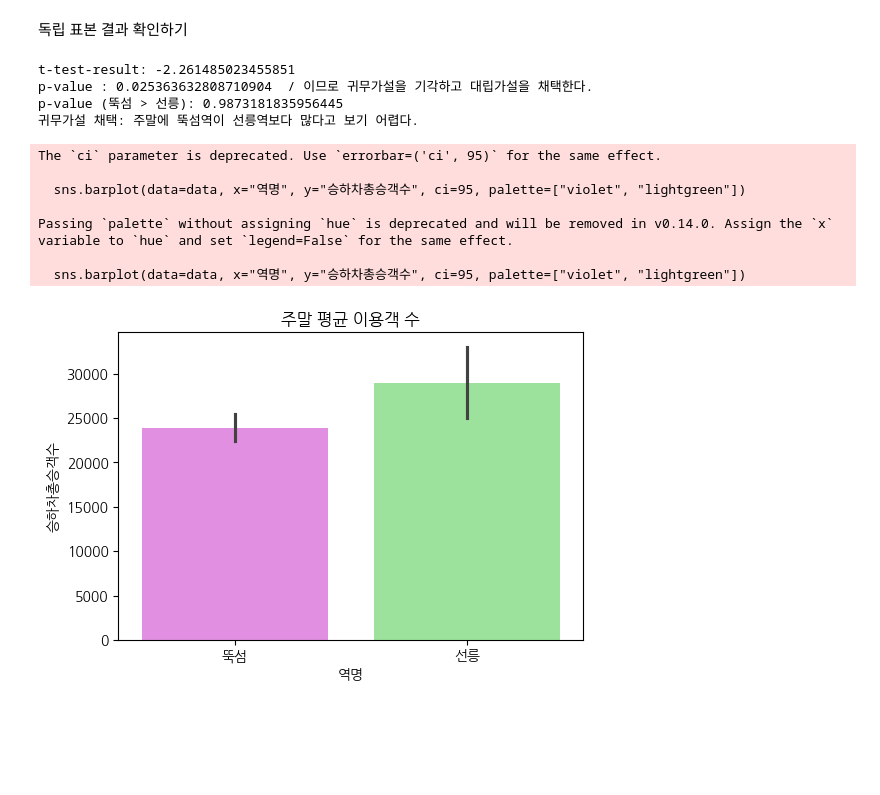
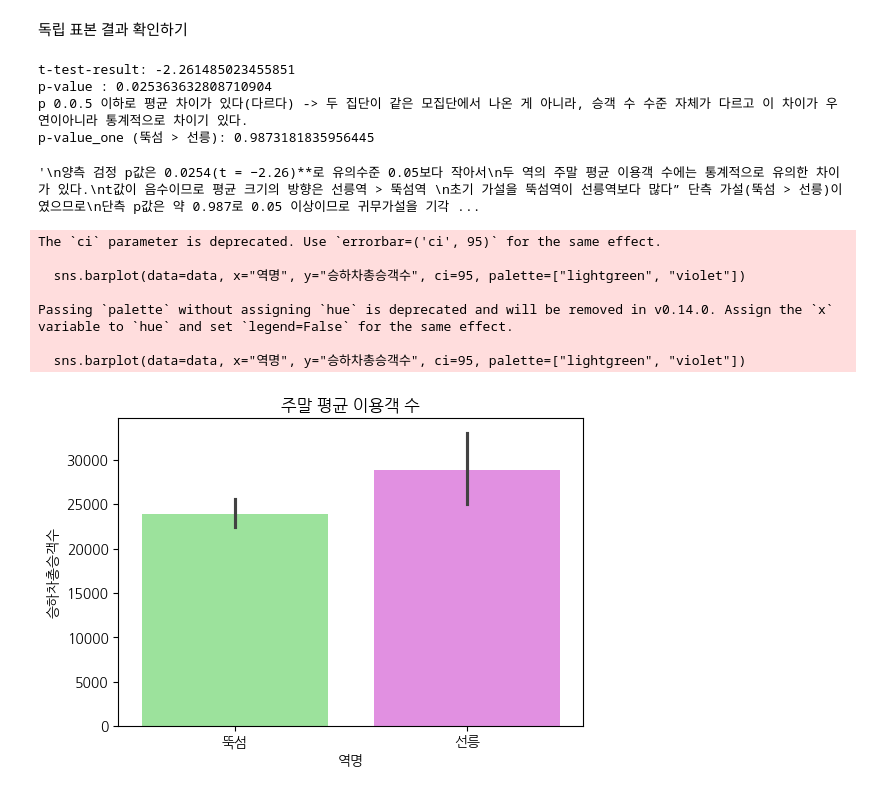
Before and after one commit to chw1230/AI_X-BASIC, a Jupyter notebook: 통계분석활용과제(주말_선릉역_뚝섬역_비교).ipynb, the cells around one changed output. Cells and saved outputs as stored; diff of their text form; code cells hidden in the pictures; blank space fills up the shorter version.

```diff
--- a/통계분석활용과제(주말_선릉역_뚝섬역_비교).ipynb
+++ b/통계분석활용과제(주말_선릉역_뚝섬역_비교).ipynb
@@ -189,7 +202,8 @@ from scipy.stats import ttest_ind
 t_result, p_value = ttest_ind(ttukseom, seolleung, equal_var = False) # 분산이 다르더라도 안전하게 평균 차이를 비교하기 위해서 사용, equal_var = False
 
 print("t-test-result:", t_result)
-print("p-value :", p_value, " / 이므로 귀무가설을 기각하고 대립가설을 채택한다.")
+print("p-value :", p_value)
+print("p 0.0.5 이하로 평균 차이가 있다(다르다) -> 두 집단이 같은 모집단에서 나온 게 아니라, 승객 수 수준 자체가 다르고 이 차이가 우연이아니라 통계적으로 차이기 있다.")
 
 # 근데 단측 검정이라는 것은 왜 해야할까? -> 지금의 그냥 p_value는"뚝섬과 선릉의 평균이 다르다고 볼 수 있는가" 에 대힌 결과를 의미함
 # 그래서 단측 검정이라는 것을 통해서 "뚝섬이 선릉보다 많다”를 확인하기!!!
@@ -200,36 +214,50 @@ if t_result > 0:
 else:
     # t값이 음수 → 선릉 평균이 더 크거나 같음
     p_val_one = 1 - (p_value / 2)
-print("p-value (뚝섬 > 선릉):", p_val_one)
+
+print("p-value_one (뚝섬 > 선릉):", p_val_one)
 
 # 해석
-alpha = 0.05
-if p_val_one < alpha:
-    if t_result > 0:
-        print("대립가설 채택: 주말에 뚝섬역 평균 승객 수가 선릉역보다 유의하게 많다.")
-    else:
-        print("귀무가설 기각: 두 집단 차이는 유의하지만, 선릉역이 뚝섬역보다 유의하게 많다.")
-else:
-    print("귀무가설 채택: 주말에 뚝섬역이 선릉역보다 많다고 보기 어렵다.")
+# 양측 검정 p값은 0.0254(t = −2.26)**로 유의수준 0.05보다 작아서
+# 두 역의 주말 평균 이용객 수에는 통계적으로 유의한 차이가 있다.
+# t값이 음수이므로 평균 크기의 방향은 선릉역 > 뚝섬역
+# 초기 가설을 뚝섬역이 선릉역보다 많다” 단측 가설(뚝섬 > 선릉)이였으므로
+# 단측 p값은 약 0.987로 0.05 이상이므로 귀무가설을 기각할 수 없음!
+# 따라서 초기 가설(주말에 뚝섬 > 선릉)과는 다른 결과가 나왔고
+# 주말 평균은 선릉역이 더 크다는 방향의 차이를 p와 t의 결과 값으로 구할 수 있었다,
+# -------------------------------------------------------------------------------
+# equal_var = True를 했을 경우 나오는 결과
+# t-test-result: -1.6875144045661736
+# p-value : 0.09352882420289814
+# 분산 차이가 커서 고려해야 하는 요소임을 함을 알 수 있음!
 # %% [output]
 t-test-result: -2.261485023455851
-p-value : 0.025363632808710904  / 이므로 귀무가설을 기각하고 대립가설을 채택한다.
-p-value (뚝섬 > 선릉): 0.9873181835956445
-귀무가설 채택: 주말에 뚝섬역이 선릉역보다 많다고 보기 어렵다.
+p-value : 0.025363632808710904
+p 0.0.5 이하로 평균 차이가 있다(다르다) -> 두 집단이 같은 모집단에서 나온 게 아니라, 승객 수 수준 자체가 다르고 이 차이가 우연이아니라 통계적으로 차이기 있다.
+p-value_one (뚝섬 > 선릉): 0.9873181835956445
+'\n양측 검정 p값은 0.0254(t = −2.26)**로 유의수준 0.05보다 작아서\n두 역의 주말 평균 이용객 수에는 통계적으로 유의한 차이가 있다.\nt값이 음수이므로 평균 크기의 방향은 선릉역 > 뚝섬역 \n초기 가설을 뚝섬역이 선릉역보다 많다” 단측 가설(뚝섬 > 선릉)이였으므로\n단측 p값은 약 0.987로 0.05 이상이므로 귀무가설을 기각 ...
 # %%
 import matplotlib.pyplot as plt
 import seaborn as sns
 
 plt.figure(figsize=(6,4))
-sns.barplot(data=data, x="역명", y="승하차총승객수", ci=95, palette=["violet", "lightgreen"])
+sns.barplot(data=data, x="역명", y="승하차총승객수", ci=95, palette=["lightgreen", "violet"])
 plt.title("주말 평균 이용객 수")
 plt.show()
+
+# 막대를 통해서 평균 이용객 수를 확인하면
+# 뚝섬보다 선릉의 평균 이용객 수가 더 높게 나타남
+
+# 검정색 선은 95% 신뢰구간을 의미하는데 이 검정 선이 일부 겹치는 경우에는 평균 차이는 보이지만, 아주 확실하다고 보기엔 애매한 수준임을 알 수 있다.
+# 그래서 위에서 나온 t,p 값과 함계 해석 하면
+# 실제 검정 결과 p-value < 0.05로, 두 집단의 평균 차이는 유의미하다 -> 실제 값이 차이가 있음을 알 수 있다. -> 그러면 어떤 차이?
+# p_one = 0.9 > 0.05 => 선릉이 뚝섬보다 더 많다.
 # %% [output]
 The `ci` parameter is deprecated. Use `errorbar=('ci', 95)` for the same effect.
 
-  sns.barplot(data=data, x="역명", y="승하차총승객수", ci=95, palette=["violet", "lightgreen"])
+  sns.barplot(data=data, x="역명", y="승하차총승객수", ci=95, palette=["lightgreen", "violet"])
 
 Passing `palette` without assigning `hue` is deprecated and will be removed in v0.14.0. Assign the `x` variable to `hue` and set `legend=False` for the same effect.
 
-  sns.barplot(data=data, x="역명", y="승하차총승객수", ci=95, palette=["violet", "lightgreen"])
+  sns.barplot(data=data, x="역명", y="승하차총승객수", ci=95, palette=["lightgreen", "violet"])
-[figure, old version]
+[figure, new version]
```
Also changed, not shown: parts of 2 cells of this notebook.
